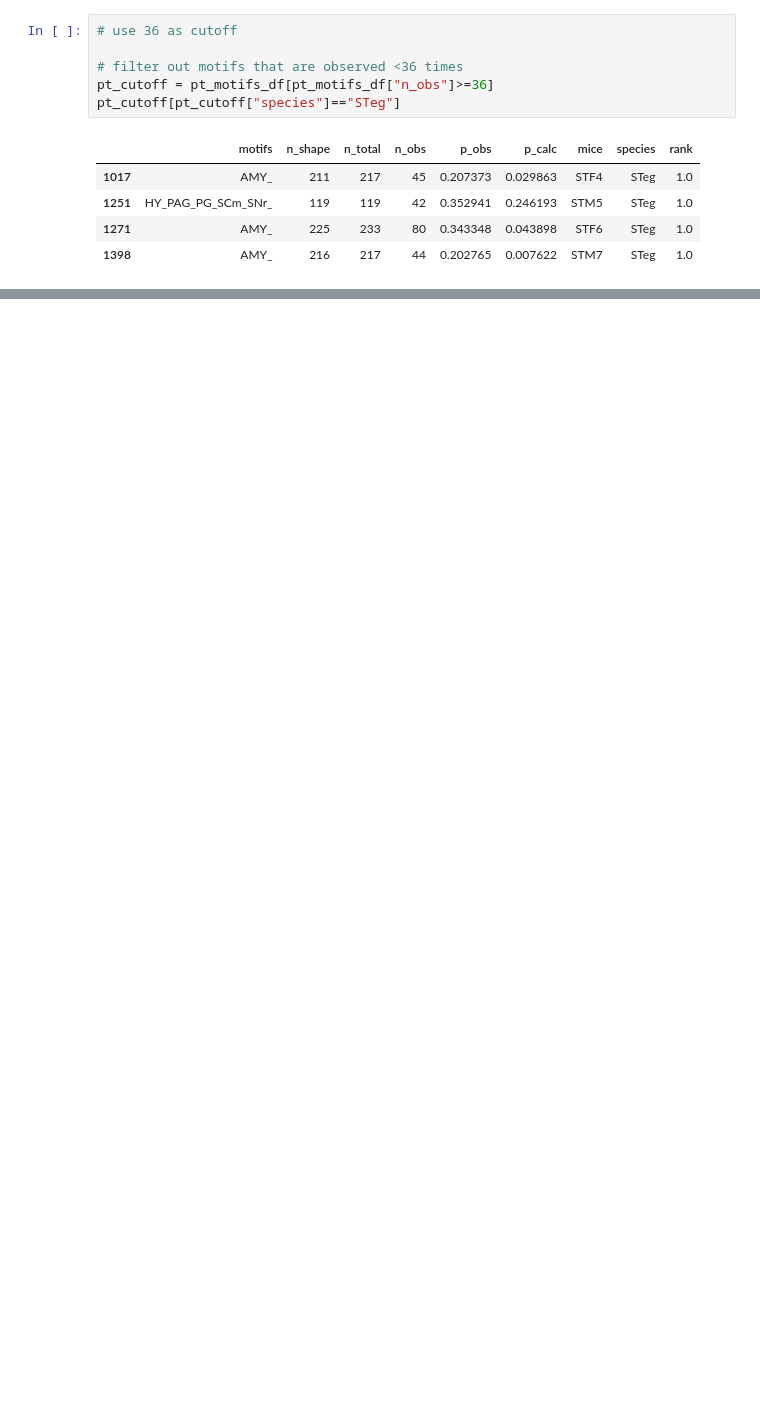
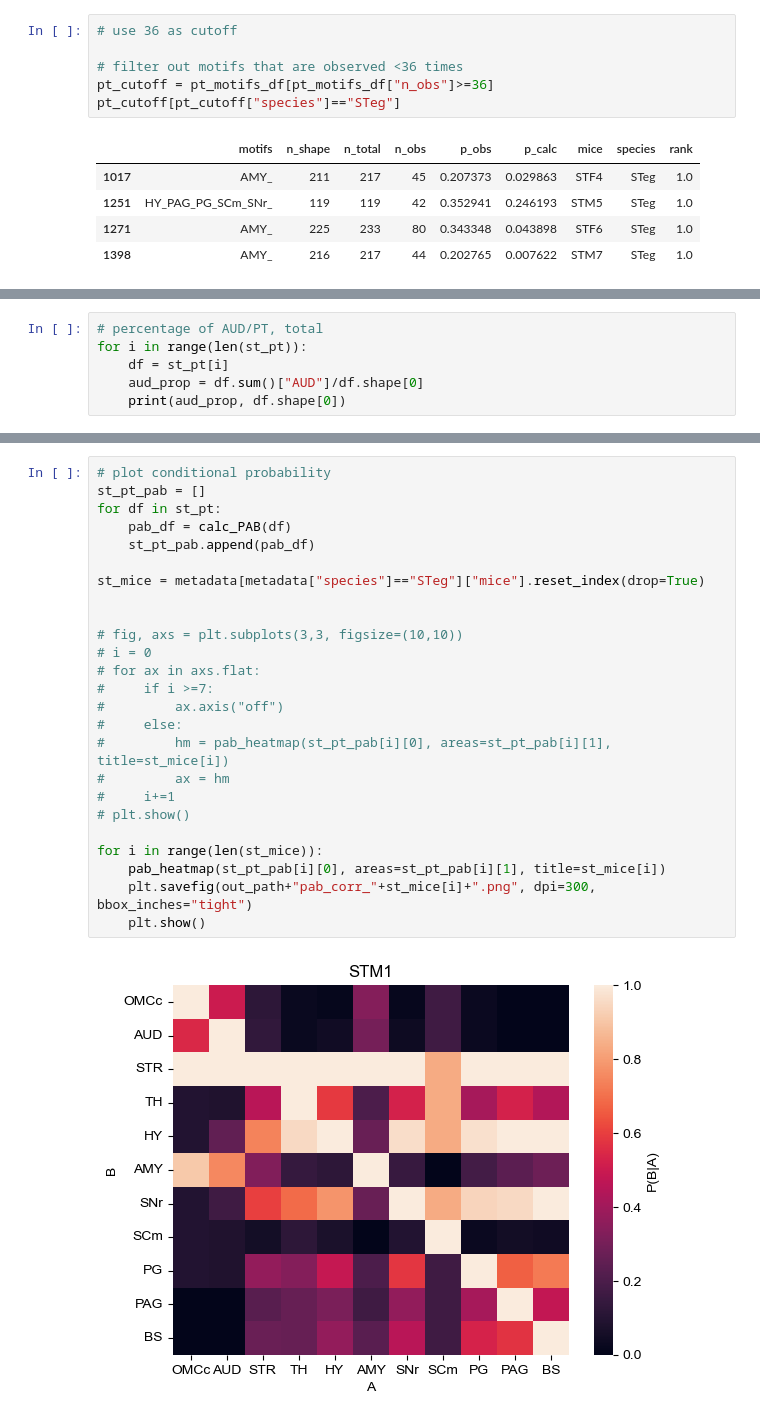
Before and after one commit to eisko/MAPseq_analysis, a Jupyter notebook: motifs_240301.ipynb, the cells around one changed output, grey strips where cells are left out. Cells and saved outputs as stored; diff of their text form; blank space fills up the shorter version.

```diff
--- a/motifs_240301.ipynb
+++ b/motifs_240301.ipynb
@@ -830,0 +847,6 @@ pt_cutoff[pt_cutoff["species"]=="STeg"]
+# %%
+# percentage of AUD/PT, total
+for i in range(len(st_pt)):
+    df = st_pt[i]
+    aud_prop = df.sum()["AUD"]/df.shape[0]
+    print(aud_prop, df.shape[0])
@@ -830,0 +884,27 @@ pt_cutoff[pt_cutoff["species"]=="STeg"]
+# %%
+# plot conditional probability
+st_pt_pab = []
+for df in st_pt:
+    pab_df = calc_PAB(df)
+    st_pt_pab.append(pab_df)
+
+st_mice = metadata[metadata["species"]=="STeg"]["mice"].reset_index(drop=True)
+
+
+# fig, axs = plt.subplots(3,3, figsize=(10,10))
+# i = 0
+# for ax in axs.flat:
+#     if i >=7:
+#         ax.axis("off")
+#     else:
+#         hm = pab_heatmap(st_pt_pab[i][0], areas=st_pt_pab[i][1], title=st_mice[i])
+#         ax = hm
+#     i+=1
+# plt.show()
+
+for i in range(len(st_mice)):
+    pab_heatmap(st_pt_pab[i][0], areas=st_pt_pab[i][1], title=st_mice[i])
+    plt.savefig(out_path+"pab_corr_"+st_mice[i]+".png", dpi=300, bbox_inches="tight")
+    plt.show()
+# %% [output]
+[figure, added]
```
Also changed, not shown: parts of 13 cells of this notebook.
